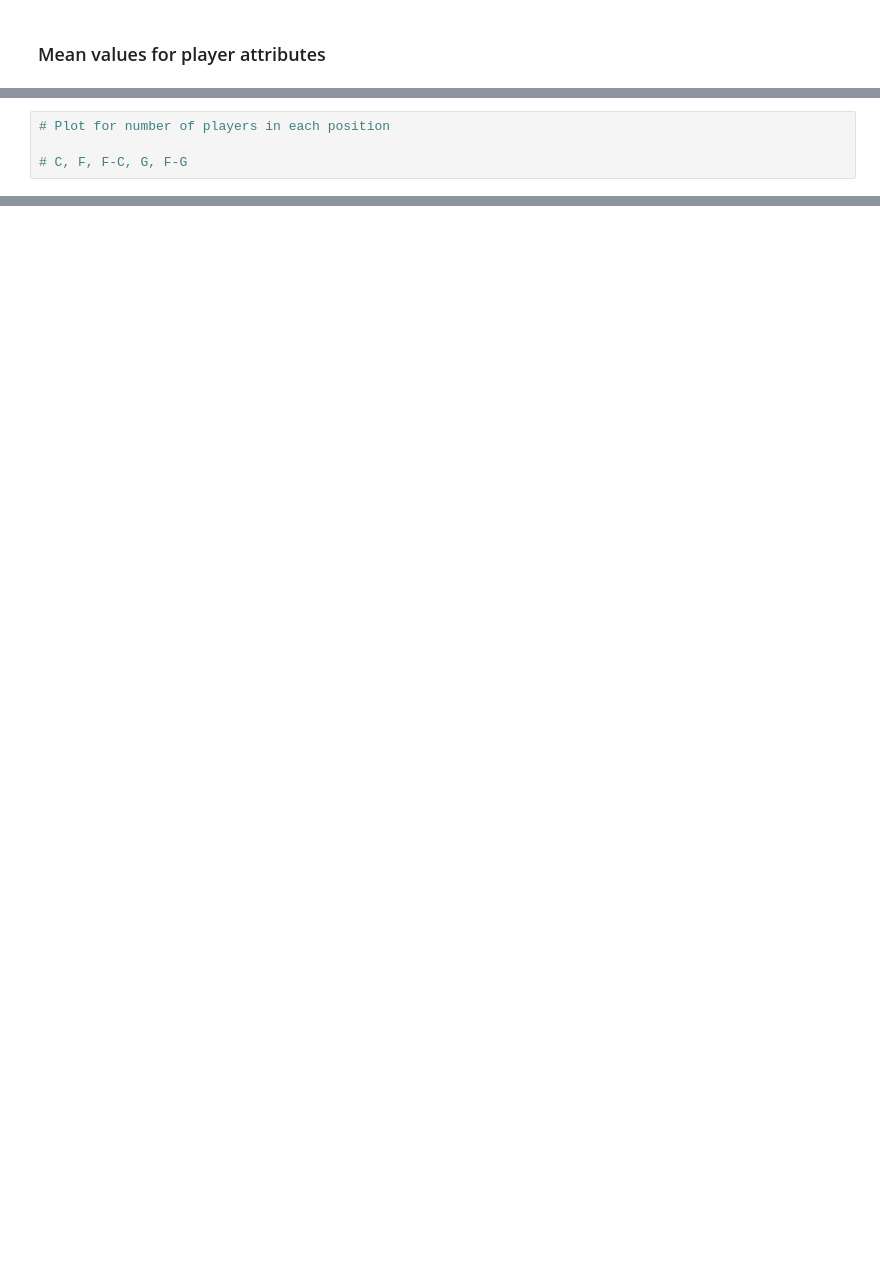
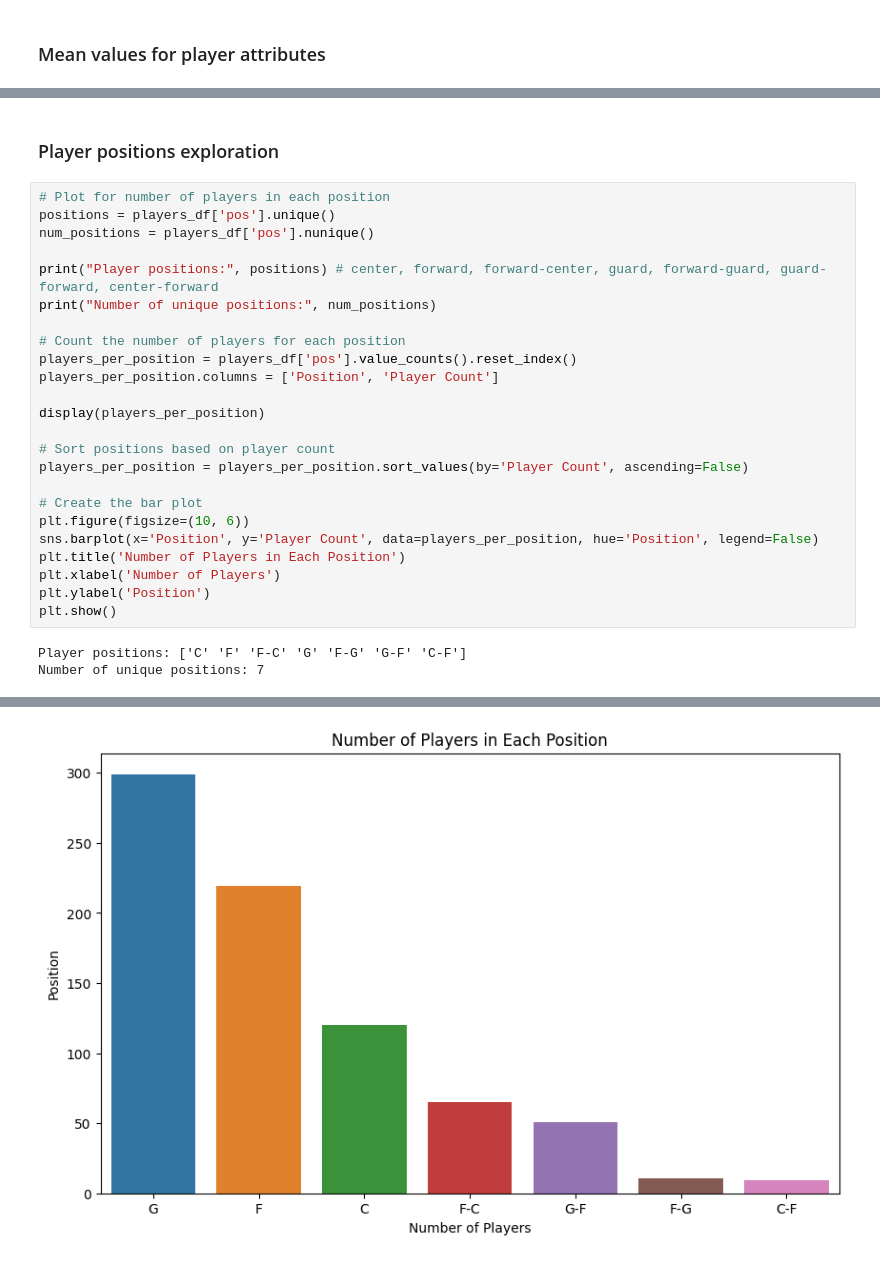
Before and after one commit to ttoino/feup-ac, a Jupyter notebook: src/exploration.ipynb, the cells around one changed output, grey strips where cells are left out. Cells and saved outputs as stored; diff of their text form; blank space fills up the shorter version.

```diff
--- a/src/exploration.ipynb
+++ b/src/exploration.ipynb
@@ -125,4 +143,29 @@ print(average_weight) # 167.77 pounds
-# %%
-# Plot for number of players in each position
-
-# C, F, F-C, G, F-G
+# %% [markdown]
+### Player positions exploration
+# %%
+# Plot for number of players in each position
+positions = players_df['pos'].unique()
+num_positions = players_df['pos'].nunique()
+
+print("Player positions:", positions) # center, forward, forward-center, guard, forward-guard, guard-forward, center-forward
+print("Number of unique positions:", num_positions)
+
+# Count the number of players for each position
+players_per_position = players_df['pos'].value_counts().reset_index()
+players_per_position.columns = ['Position', 'Player Count']
+
+display(players_per_position)
+
+# Sort positions based on player count
+players_per_position = players_per_position.sort_values(by='Player Count', ascending=False)
+
+# Create the bar plot
+plt.figure(figsize=(10, 6))
+sns.barplot(x='Position', y='Player Count', data=players_per_position, hue='Position', legend=False)
+plt.title('Number of Players in Each Position')
+plt.xlabel('Number of Players')
+plt.ylabel('Position')
+plt.show()
+# %% [output]
+Player positions: ['C' 'F' 'F-C' 'G' 'F-G' 'G-F' 'C-F']
+Number of unique positions: 7
@@ -128,0 +180 @@ print(average_weight) # 167.77 pounds
+[figure, added]
```
Also changed, not shown: parts of 5 cells of this notebook.
